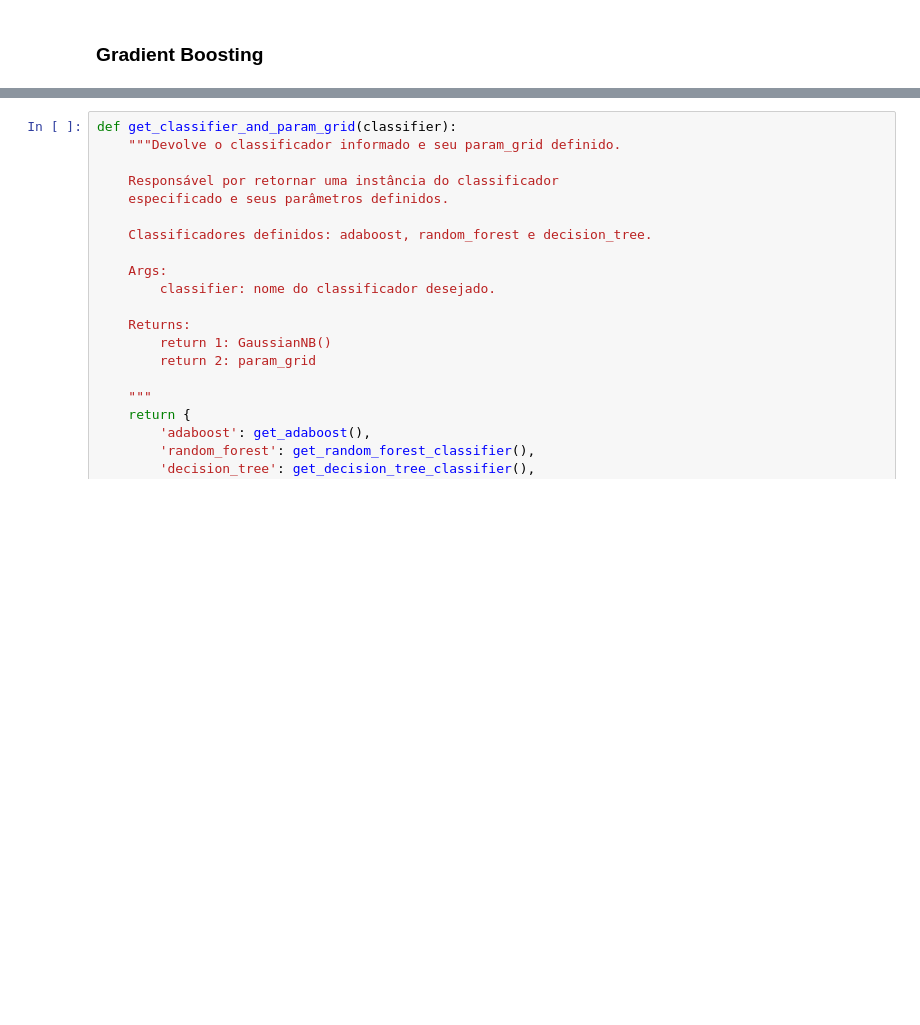
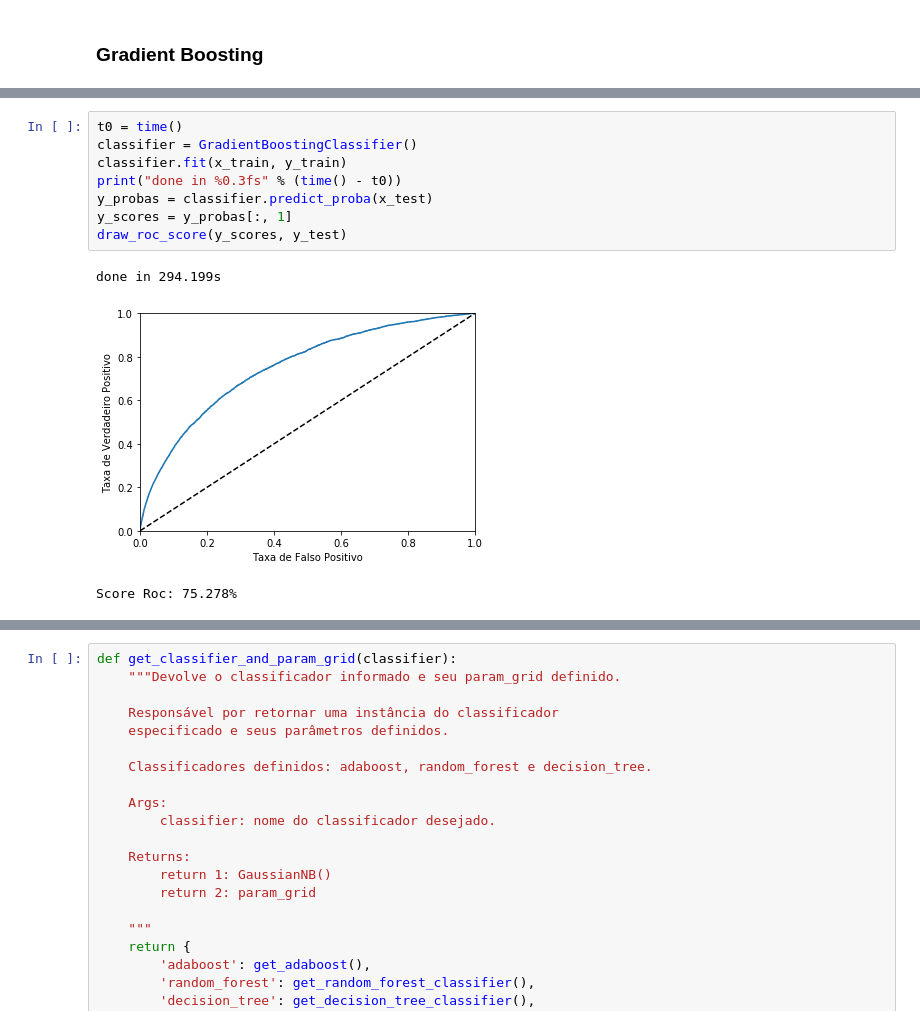
Before and after one commit to vyniciuss/NDG_ml_Home_Credit, a Jupyter notebook: Home_Credit_MS.ipynb, the cells around one changed output, grey strips where cells are left out. Cells and saved outputs as stored; diff of their text form; blank space fills up the shorter version.

```diff
--- a/Home_Credit_MS.ipynb
+++ b/Home_Credit_MS.ipynb
@@ -106,0 +129,12 @@ classifiers = ['adaboost', 'random_forest', 'gaussian_nb', 'lightgbm']
+# %%
+t0 = time()
+classifier = GradientBoostingClassifier()
+classifier.fit(x_train, y_train)
+print("done in %0.3fs" % (time() - t0))
+y_probas = classifier.predict_proba(x_test)
+y_scores = y_probas[:, 1]
+draw_roc_score(y_scores, y_test)
+# %% [output]
+done in 294.199s
+[figure, added]
+Score Roc: 75.278%
```
Also changed, not shown: parts of 10 cells of this notebook.
